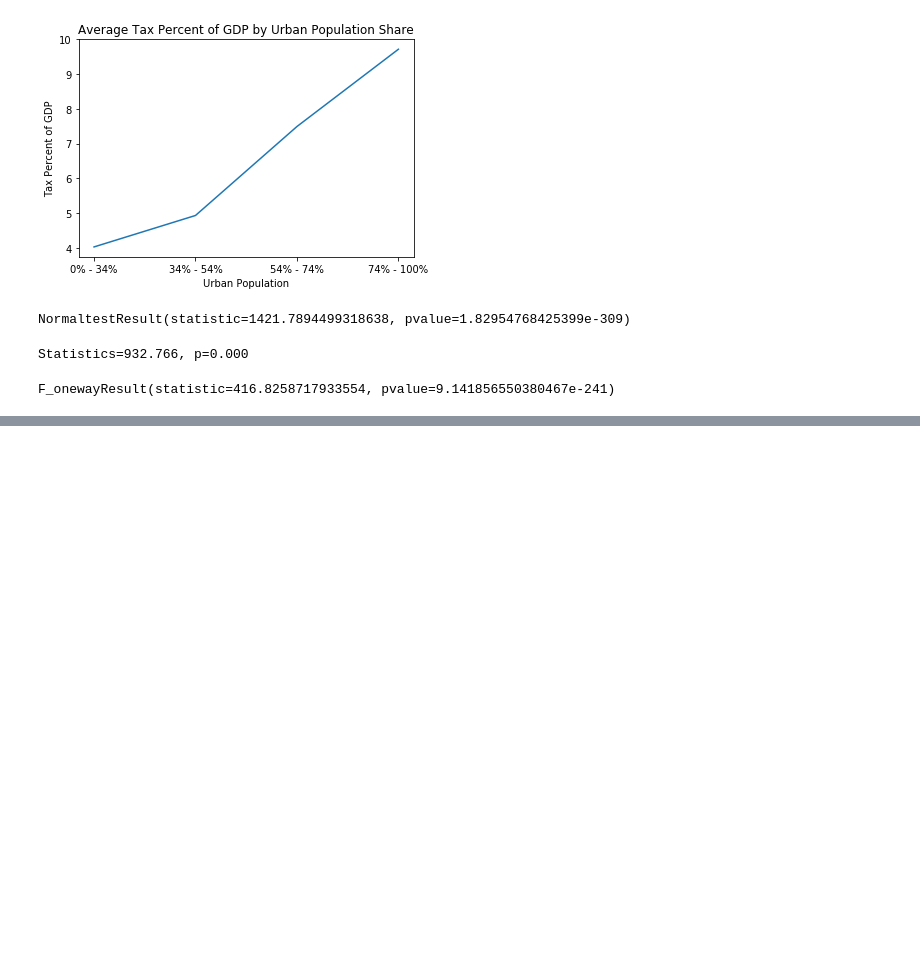
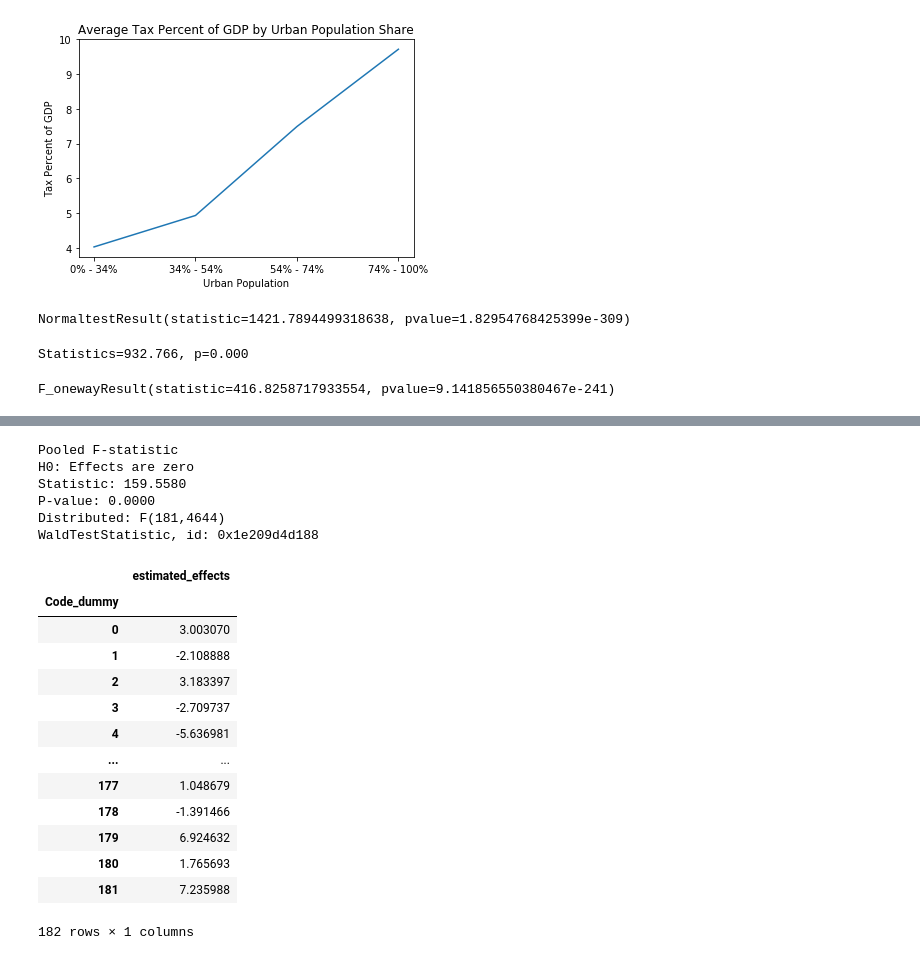
Before and after one commit to dray89/Python, a Jupyter notebook: Data Project/OLS_Regression.ipynb, the cells around one changed output, grey strips where cells are left out. Cells and saved outputs as stored; diff of their text form; code cells hidden in the pictures; blank space fills up the shorter version.

```diff
--- a/Data Project/OLS_Regression.ipynb
+++ b/Data Project/OLS_Regression.ipynb
@@ -391 +450,28 @@ id: 0x269f0f9ea48
+# %%
+# Fixed Effects are non-zero (Regular OLS is not the right estimation method)
+fixed.f_pooled
+# %% [output]
+Pooled F-statistic
+H0: Effects are zero
+Statistic: 159.5580
+P-value: 0.0000
+Distributed: F(181,4644)
+WaldTestStatistic, id: 0x1e209d4d188
+# %%
+fixed.estimated_effects.sort_values(by='Code_dummy').groupby('Code_dummy').max()
+# %% [output]
+|  | estimated_effects |
+| Code_dummy |  |
+| 0 | 3.003070 |
+| 1 | -2.108888 |
+| 2 | 3.183397 |
+| 3 | -2.709737 |
+| 4 | -5.636981 |
+| ... | ... |
+| 177 | 1.048679 |
+| 178 | -1.391466 |
+| 179 | 6.924632 |
+| 180 | 1.765693 |
+| 181 | 7.235988 |
+182 rows × 1 columns
 # %%
```
Also changed, not shown: parts of 14 cells of this notebook.
